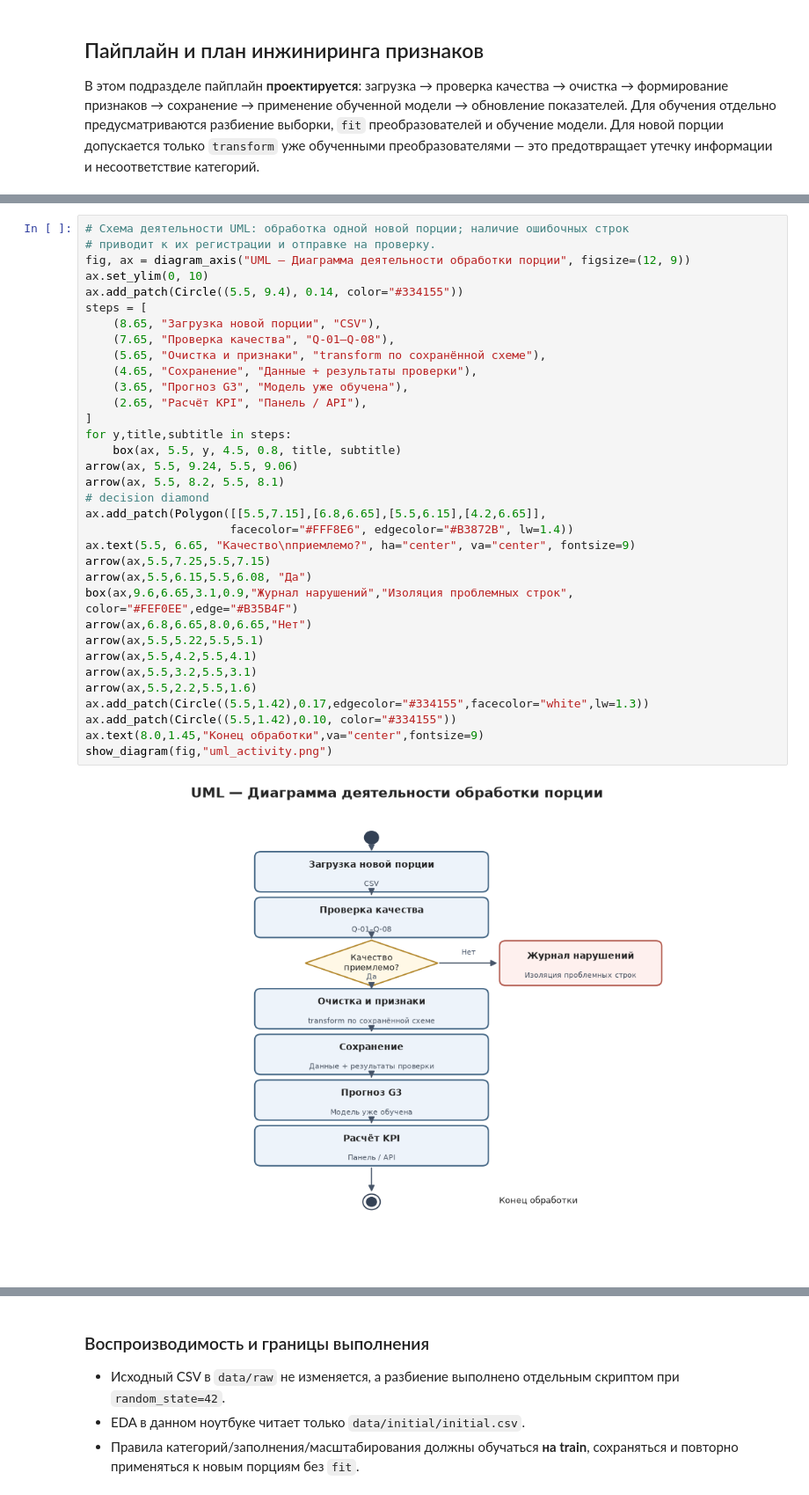
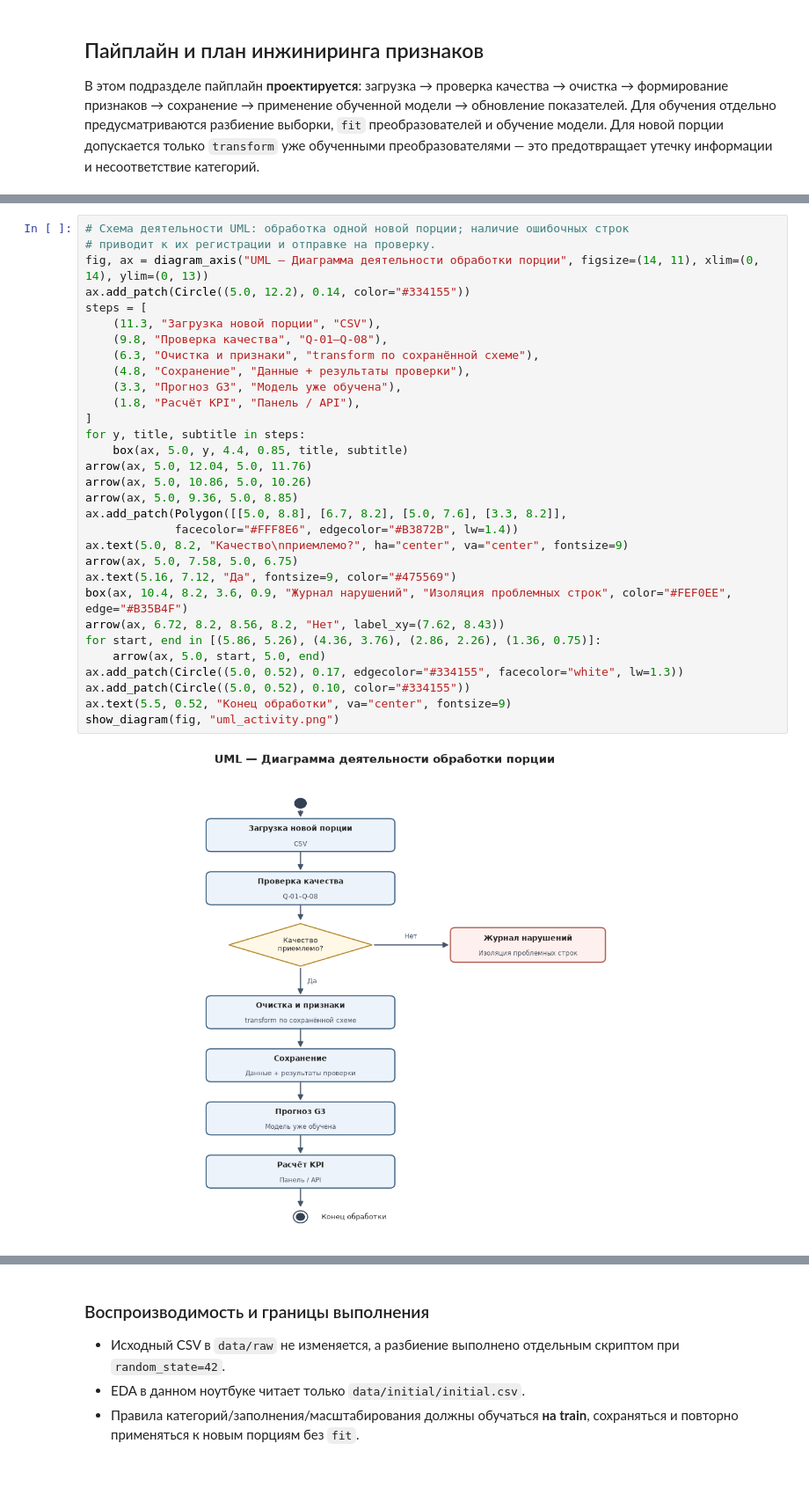
Before and after one commit to SladkyuLesha/student-performance-model, a Jupyter notebook: notebooks/02_data_analysis.ipynb, the cells around one changed output, grey strips where cells are left out. Shown at 88% size. Drawn from its saved outputs; the diff is of its cells as text.

```diff
--- a/notebooks/02_data_analysis.ipynb
+++ b/notebooks/02_data_analysis.ipynb
@@ -993,37 +997,34 @@ save_table(pipeline_steps, "pipeline_steps.csv")
 # %%
 # Схема деятельности UML: обработка одной новой порции; наличие ошибочных строк
 # приводит к их регистрации и отправке на проверку.
-fig, ax = diagram_axis("UML — Диаграмма деятельности обработки порции", figsize=(12, 9))
-ax.set_ylim(0, 10)
-ax.add_patch(Circle((5.5, 9.4), 0.14, color="#334155"))
+fig, ax = diagram_axis("UML — Диаграмма деятельности обработки порции", figsize=(14, 11), xlim=(0, 14), ylim=(0, 13))
+ax.add_patch(Circle((5.0, 12.2), 0.14, color="#334155"))
 steps = [
-    (8.65, "Загрузка новой порции", "CSV"),
-    (7.65, "Проверка качества", "Q-01–Q-08"),
-    (5.65, "Очистка и признаки", "transform по сохранённой схеме"),
-    (4.65, "Сохранение", "Данные + результаты проверки"),
-    (3.65, "Прогноз G3", "Модель уже обучена"),
-    (2.65, "Расчёт KPI", "Панель / API"),
+    (11.3, "Загрузка новой порции", "CSV"),
+    (9.8, "Проверка качества", "Q-01–Q-08"),
+    (6.3, "Очистка и признаки", "transform по сохранённой схеме"),
+    (4.8, "Сохранение", "Данные + результаты проверки"),
+    (3.3, "Прогноз G3", "Модель уже обучена"),
+    (1.8, "Расчёт KPI", "Панель / API"),
 ]
-for y,title,subtitle in steps:
-    box(ax, 5.5, y, 4.5, 0.8, title, subtitle)
-arrow(ax, 5.5, 9.24, 5.5, 9.06)
-arrow(ax, 5.5, 8.2, 5.5, 8.1)
-# decision diamond
-ax.add_patch(Polygon([[5.5,7.15],[6.8,6.65],[5.5,6.15],[4.2,6.65]],
-                     facecolor="#FFF8E6", edgecolor="#B3872B", lw=1.4))
-ax.text(5.5, 6.65, "Качество\nприемлемо?", ha="center", va="center", fontsize=9)
-arrow(ax,5.5,7.25,5.5,7.15)
-arrow(ax,5.5,6.15,5.5,6.08, "Да")
-box(ax,9.6,6.65,3.1,0.9,"Журнал нарушений","Изоляция проблемных строк", color="#FEF0EE",edge="#B35B4F")
-arrow(ax,6.8,6.65,8.0,6.65,"Нет")
-arrow(ax,5.5,5.22,5.5,5.1)
-arrow(ax,5.5,4.2,5.5,4.1)
-arrow(ax,5.5,3.2,5.5,3.1)
-arrow(ax,5.5,2.2,5.5,1.6)
-ax.add_patch(Circle((5.5,1.42),0.17,edgecolor="#334155",facecolor="white",lw=1.3))
-ax.add_patch(Circle((5.5,1.42),0.10, color="#334155"))
-ax.text(8.0,1.45,"Конец обработки",va="center",fontsize=9)
-show_diagram(fig,"uml_activity.png")
+for y, title, subtitle in steps:
+    box(ax, 5.0, y, 4.4, 0.85, title, subtitle)
+arrow(ax, 5.0, 12.04, 5.0, 11.76)
+arrow(ax, 5.0, 10.86, 5.0, 10.26)
+arrow(ax, 5.0, 9.36, 5.0, 8.85)
+ax.add_patch(Polygon([[5.0, 8.8], [6.7, 8.2], [5.0, 7.6], [3.3, 8.2]],
+             facecolor="#FFF8E6", edgecolor="#B3872B", lw=1.4))
+ax.text(5.0, 8.2, "Качество\nприемлемо?", ha="center", va="center", fontsize=9)
+arrow(ax, 5.0, 7.58, 5.0, 6.75)
+ax.text(5.16, 7.12, "Да", fontsize=9, color="#475569")
+box(ax, 10.4, 8.2, 3.6, 0.9, "Журнал нарушений", "Изоляция проблемных строк", color="#FEF0EE", edge="#B35B4F")
+arrow(ax, 6.72, 8.2, 8.56, 8.2, "Нет", label_xy=(7.62, 8.43))
+for start, end in [(5.86, 5.26), (4.36, 3.76), (2.86, 2.26), (1.36, 0.75)]:
+    arrow(ax, 5.0, start, 5.0, end)
+ax.add_patch(Circle((5.0, 0.52), 0.17, edgecolor="#334155", facecolor="white", lw=1.3))
+ax.add_patch(Circle((5.0, 0.52), 0.10, color="#334155"))
+ax.text(5.5, 0.52, "Конец обработки", va="center", fontsize=9)
+show_diagram(fig, "uml_activity.png")
 # %% [output]
-[figure, old version]
+[figure, new version]
 # %%
```
Also changed, not shown: parts of 8 cells of this notebook, 43 other files.
